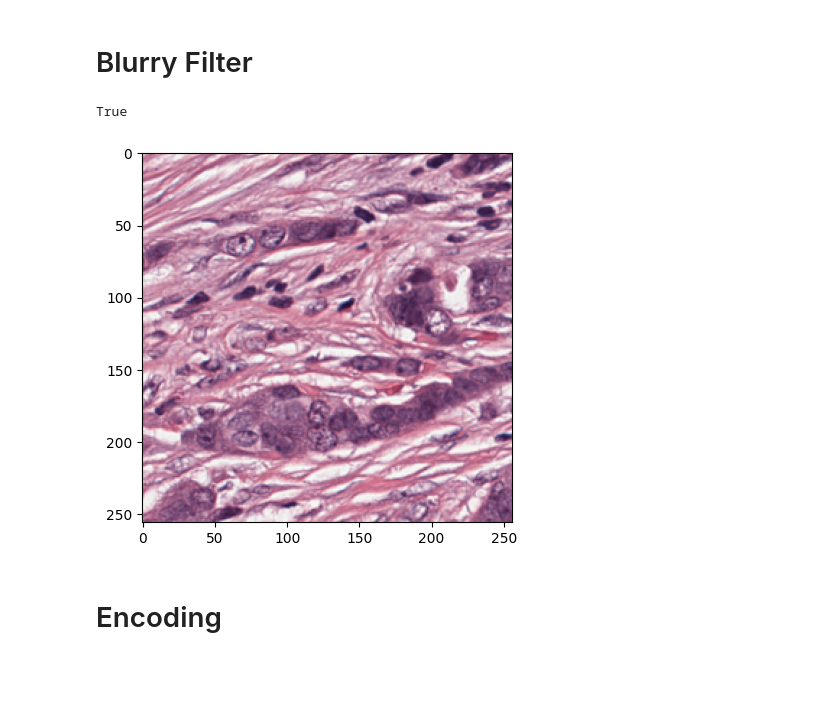
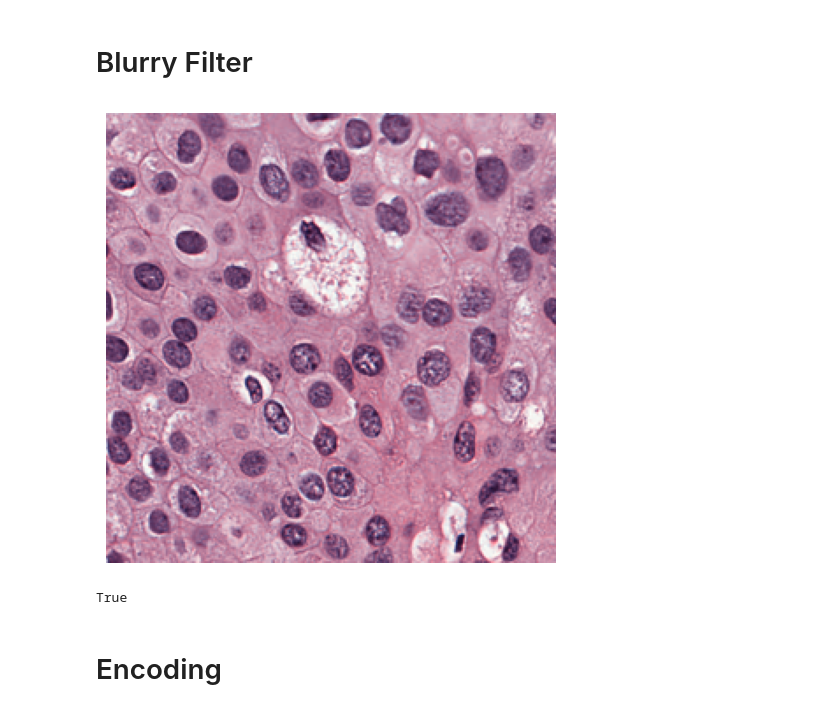
Before and after one commit to lolmomarchal/SlideLab, a Jupyter notebook: Example.ipynb, the cells around one changed output. Cells and saved outputs as stored; diff of their text form; code cells hidden in the pictures; blank space fills up the shorter version.

```diff
--- a/Example.ipynb
+++ b/Example.ipynb
@@ -114,21 +119,24 @@ Blurry Filter
 # %%
 import TileQualityFilters
 from PIL import Image
 
 # (returns true if not blurry)
 
 # can do it in two ways ->
 # direct tile path (returns true if not blurry)
-tile = r"C:\Users\albao\Masters\WSI_test\TCGA-BH-A18M-01Z-00-DX1\infocus_tiles\TCGA-BH-A18M-01Z-00-DX1_tile_w10240_h14848_mag40_size512.png"
+tile = r"C:\Users\albao\Masters\WSI_test\TCGA-BH-A18M-01Z-00-DX1\normalized_tiles\TCGA-BH-A18M-01Z-00-DX1_tile_w4352_h17152_mag40_size512.png"
 plt.imshow(Image.open(tile))
+plt.axis("off")
+plt.tight_layout()
+plt.show()
 print(TileQualityFilters.LaplaceFilter(Image.open(tile)))
 
-# through SlidePreprocessing
-tile_information = "your path to a csv with some tile information"
-blur = SlidePreprocessing.blurry_filter(tile_information, result_path)
+# # through SlidePreprocessing
+# tile_information = "your path to a csv with some tile information"
+# blur = SlidePreprocessing.blurry_filter(tile_information, result_path)
 # %% [output]
+[figure, new version]
 True
-[figure, old version]
 # %% [markdown]
 Encoding
 ===
```
Also changed, not shown: parts of 2 cells of this notebook, 5 other files.
